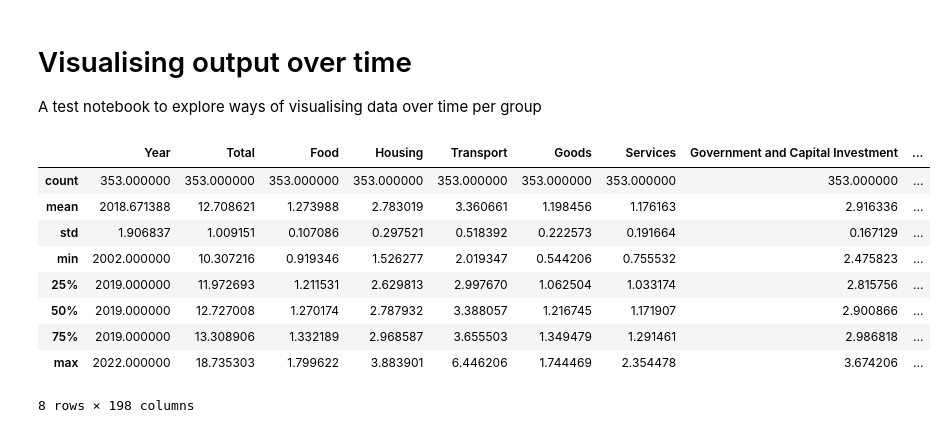
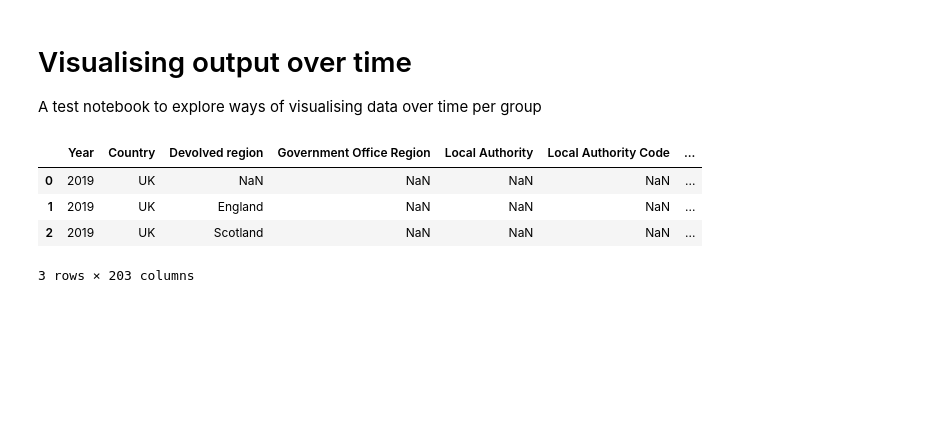
Before and after one commit to dtt101/carbon-notebooks, a Jupyter notebook: GeoTest.ipynb, the cells around one changed output. Saved outputs shown, nothing was run; the diff lists cells and outputs as text; code cells hidden in the pictures; blank space fills up the shorter version.

```diff
--- a/GeoTest.ipynb
+++ b/GeoTest.ipynb
@@ -5,18 +5,13 @@ A test notebook to explore ways of visualising data over time per group
 # %%
 # Import data
 import pandas as pd
 
 df = pd.read_excel('la-geo/pcan_data.xlsx', sheet_name='2019', header=3)
 
-df.describe()
+df.head(3)
 # %% [output]
-|  | Year | Total | Food | Housing | Transport | Goods | Services | Government and Capital Investment | ... |
-| count | 353.000000 | 353.000000 | 353.000000 | 353.000000 | 353.000000 | 353.000000 | 353.000000 | 353.000000 | ... |
-| mean | 2018.671388 | 12.708621 | 1.273988 | 2.783019 | 3.360661 | 1.198456 | 1.176163 | 2.916336 | ... |
-| std | 1.906837 | 1.009151 | 0.107086 | 0.297521 | 0.518392 | 0.222573 | 0.191664 | 0.167129 | ... |
-| min | 2002.000000 | 10.307216 | 0.919346 | 1.526277 | 2.019347 | 0.544206 | 0.755532 | 2.475823 | ... |
-| 25% | 2019.000000 | 11.972693 | 1.211531 | 2.629813 | 2.997670 | 1.062504 | 1.033174 | 2.815756 | ... |
-| 50% | 2019.000000 | 12.727008 | 1.270174 | 2.787932 | 3.388057 | 1.216745 | 1.171907 | 2.900866 | ... |
-| 75% | 2019.000000 | 13.308906 | 1.332189 | 2.968587 | 3.655503 | 1.349479 | 1.291461 | 2.986818 | ... |
-| max | 2022.000000 | 18.735303 | 1.799622 | 3.883901 | 6.446206 | 1.744469 | 2.354478 | 3.674206 | ... |
+|  | Year | Country | Devolved region | Government Office Region | Local Authority | Local Authority Code | ... |
+| 0 | 2019 | UK | NaN | NaN | NaN | NaN | ... |
+| 1 | 2019 | UK | England | NaN | NaN | NaN | ... |
+| 2 | 2019 | UK | Scotland | NaN | NaN | NaN | ... |
-8 rows × 198 columns
+3 rows × 203 columns
```
Also changed, not shown: parts of 1 cell of this notebook.
